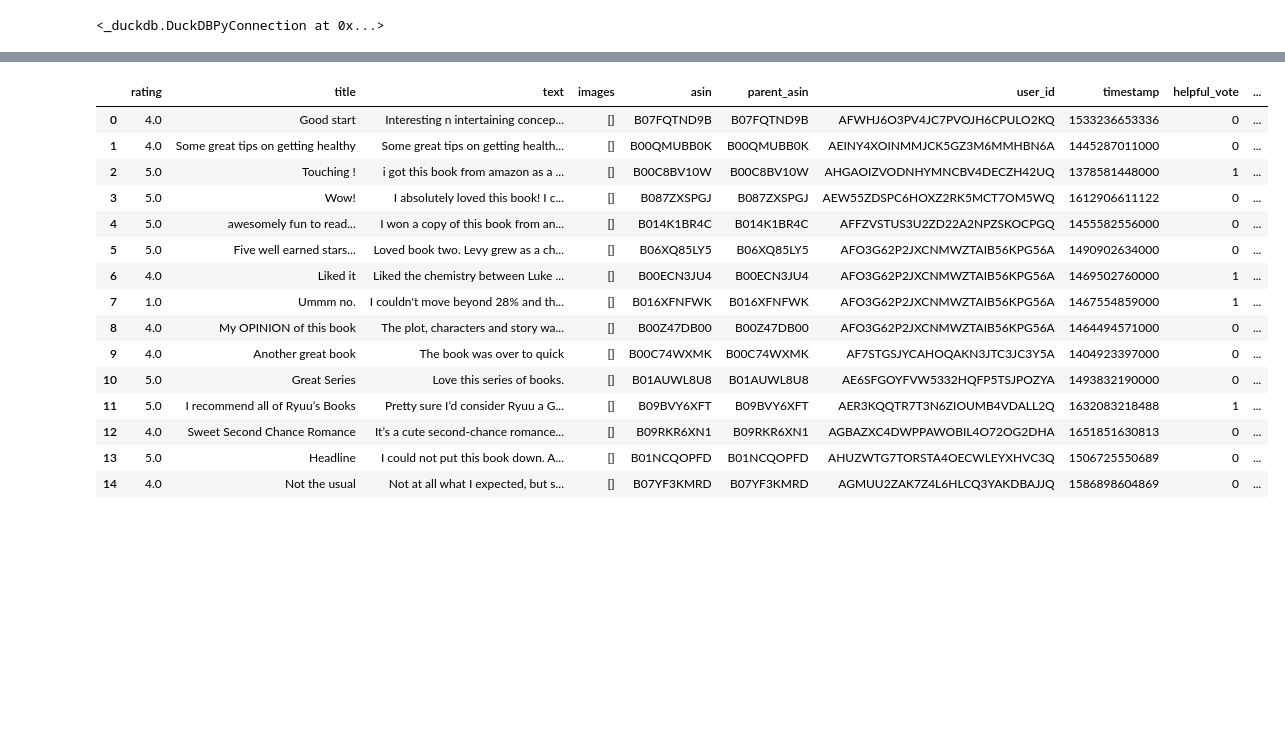
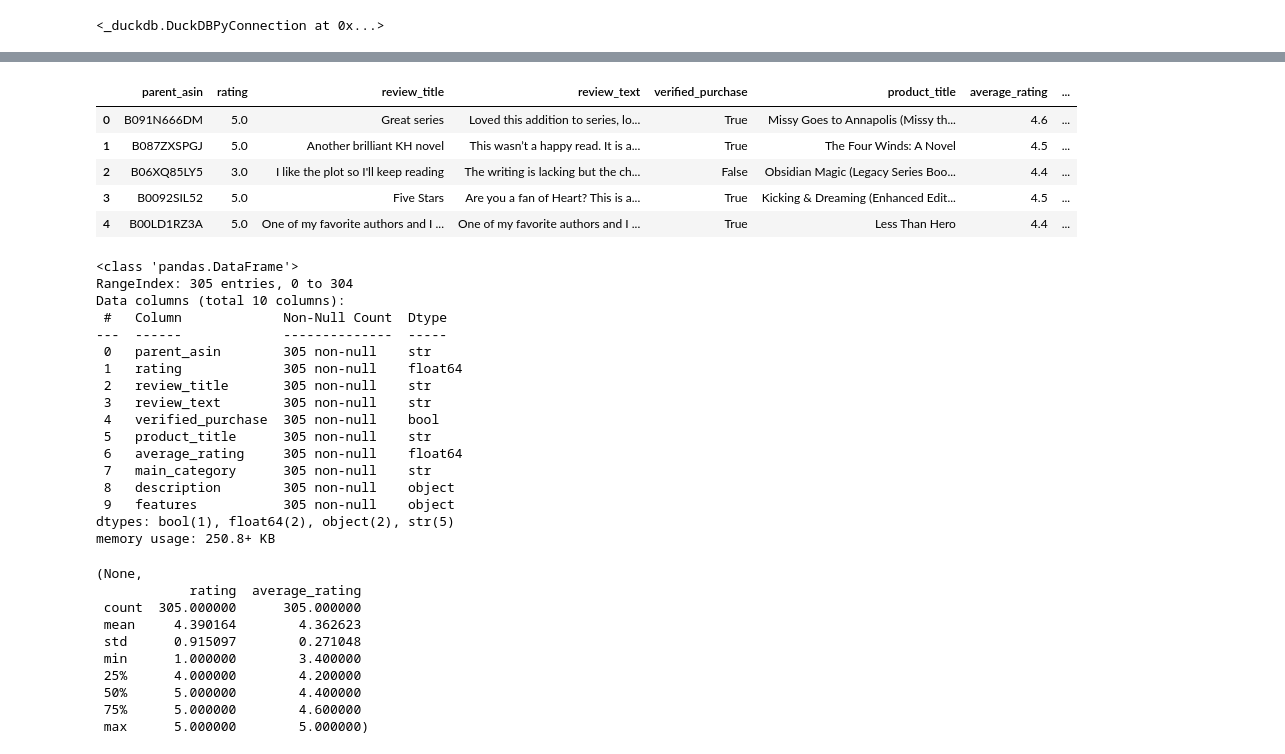
Before and after one commit to UBC-MDS/DSCI_575_project_artazyan_eduard08, a Jupyter notebook: notebooks/milestone1_exploration.ipynb, the cells around one changed output, grey strips where cells are left out. Drawn from its saved outputs; the diff is of its cells as text; code cells hidden in the pictures; blank space fills up the shorter version.

Commit message:
Adjusted data paths, and finalzied document column

```diff
--- a/notebooks/milestone1_exploration.ipynb
+++ b/notebooks/milestone1_exploration.ipynb
@@ -70,2 +137,2 @@ c2.execute("""
 # %%
-merged_df = c2.execute(f"SELECT * FROM read_parquet('../data/merged.parquet')").df()
+merged_df = c2.execute(f"SELECT * FROM read_parquet('../data/processed/merged.parquet')").df()
@@ -89,19 +139,39 @@ c2.execute("""
 # %%
-merged_df.head(15)
+merged_df.head(5)
 # %% [output]
-|  | rating | title | text | images | asin | parent_asin | user_id | timestamp | helpful_vote | ... |
-| 0 | 4.0 | Good start | Interesting n intertaining concep... | [] | B07FQTND9B | B07FQTND9B | AFWHJ6O3PV4JC7PVOJH6CPULO2KQ | 1533236653336 | 0 | ... |
-| 1 | 4.0 | Some great tips on getting healthy | Some great tips on getting health... | [] | B00QMUBB0K | B00QMUBB0K | AEINY4XOINMMJCK5GZ3M6MMHBN6A | 1445287011000 | 0 | ... |
-| 2 | 5.0 | Touching ! | i got this book from amazon as a ... | [] | B00C8BV10W | B00C8BV10W | AHGAOIZVODNHYMNCBV4DECZH42UQ | 1378581448000 | 1 | ... |
-| 3 | 5.0 | Wow! | I absolutely loved this book! I c... | [] | B087ZXSPGJ | B087ZXSPGJ | AEW55ZDSPC6HOXZ2RK5MCT7OM5WQ | 1612906611122 | 0 | ... |
-| 4 | 5.0 | awesomely fun to read... | I won a copy of this book from an... | [] | B014K1BR4C | B014K1BR4C | AFFZVSTUS3U2ZD22A2NPZSKOCPGQ | 1455582556000 | 0 | ... |
-| 5 | 5.0 | Five well earned stars... | Loved book two. Levy grew as a ch... | [] | B06XQ85LY5 | B06XQ85LY5 | AFO3G62P2JXCNMWZTAIB56KPG56A | 1490902634000 | 0 | ... |
-| 6 | 4.0 | Liked it | Liked the chemistry between Luke ... | [] | B00ECN3JU4 | B00ECN3JU4 | AFO3G62P2JXCNMWZTAIB56KPG56A | 1469502760000 | 1 | ... |
-| 7 | 1.0 | Ummm no. | I couldn't move beyond 28% and th... | [] | B016XFNFWK | B016XFNFWK | AFO3G62P2JXCNMWZTAIB56KPG56A | 1467554859000 | 1 | ... |
-| 8 | 4.0 | My OPINION of this book | The plot, characters and story wa... | [] | B00Z47DB00 | B00Z47DB00 | AFO3G62P2JXCNMWZTAIB56KPG56A | 1464494571000 | 0 | ... |
-| 9 | 4.0 | Another great book | The book was over to quick | [] | B00C74WXMK | B00C74WXMK | AF7STGSJYCAHOQAKN3JTC3JC3Y5A | 1404923397000 | 0 | ... |
-| 10 | 5.0 | Great Series | Love this series of books. | [] | B01AUWL8U8 | B01AUWL8U8 | AE6SFGOYFVW5332HQFP5TSJPOZYA | 1493832190000 | 0 | ... |
-| 11 | 5.0 | I recommend all of Ryuu’s Books | Pretty sure I’d consider Ryuu a G... | [] | B09BVY6XFT | B09BVY6XFT | AER3KQQTR7T3N6ZIOUMB4VDALL2Q | 1632083218488 | 1 | ... |
-| 12 | 4.0 | Sweet Second Chance Romance | It’s a cute second-chance romance... | [] | B09RKR6XN1 | B09RKR6XN1 | AGBAZXC4DWPPAWOBIL4O72OG2DHA | 1651851630813 | 0 | ... |
-| 13 | 5.0 | Headline | I could not put this book down. A... | [] | B01NCQOPFD | B01NCQOPFD | AHUZWTG7TORSTA4OECWLEYXHVC3Q | 1506725550689 | 0 | ... |
-| 14 | 4.0 | Not the usual | Not at all what I expected, but s... | [] | B07YF3KMRD | B07YF3KMRD | AGMUU2ZAK7Z4L6HLCQ3YAKDBAJJQ | 1586898604869 | 0 | ... |
+|  | parent_asin | rating | review_title | review_text | verified_purchase | product_title | average_rating | ... |
+| 0 | B091N666DM | 5.0 | Great series | Loved this addition to series, lo... | True | Missy Goes to Annapolis (Missy th... | 4.6 | ... |
+| 1 | B087ZXSPGJ | 5.0 | Another brilliant KH novel | This wasn’t a happy read. It is a... | True | The Four Winds: A Novel | 4.5 | ... |
+| 2 | B06XQ85LY5 | 3.0 | I like the plot so I'll keep reading | The writing is lacking but the ch... | False | Obsidian Magic (Legacy Series Boo... | 4.4 | ... |
+| 3 | B0092SIL52 | 5.0 | Five Stars | Are you a fan of Heart? This is a... | True | Kicking & Dreaming (Enhanced Edit... | 4.5 | ... |
+| 4 | B00LD1RZ3A | 5.0 | One of my favorite authors and I ... | One of my favorite authors and I ... | True | Less Than Hero | 4.4 | ... |
+# %%
+merged_df.info(), merged_df.describe()
+# %% [output]
+<class 'pandas.DataFrame'>
+RangeIndex: 305 entries, 0 to 304
+Data columns (total 10 columns):
+ #   Column             Non-Null Count  Dtype
+---  ------             --------------  -----
+ 0   parent_asin        305 non-null    str
+ 1   rating             305 non-null    float64
+ 2   review_title       305 non-null    str
+ 3   review_text        305 non-null    str
+ 4   verified_purchase  305 non-null    bool
+ 5   product_title      305 non-null    str
+ 6   average_rating     305 non-null    float64
+ 7   main_category      305 non-null    str
+ 8   description        305 non-null    object
+ 9   features           305 non-null    object
+dtypes: bool(1), float64(2), object(2), str(5)
+memory usage: 250.8+ KB
+(None,
+            rating  average_rating
+ count  305.000000      305.000000
+ mean     4.390164        4.362623
+ std      0.915097        0.271048
+ min      1.000000        3.400000
+ 25%      4.000000        4.200000
+ 50%      5.000000        4.400000
+ 75%      5.000000        4.600000
+ max      5.000000        5.000000)
```
Also changed, not shown: parts of 15 cells of this notebook.
